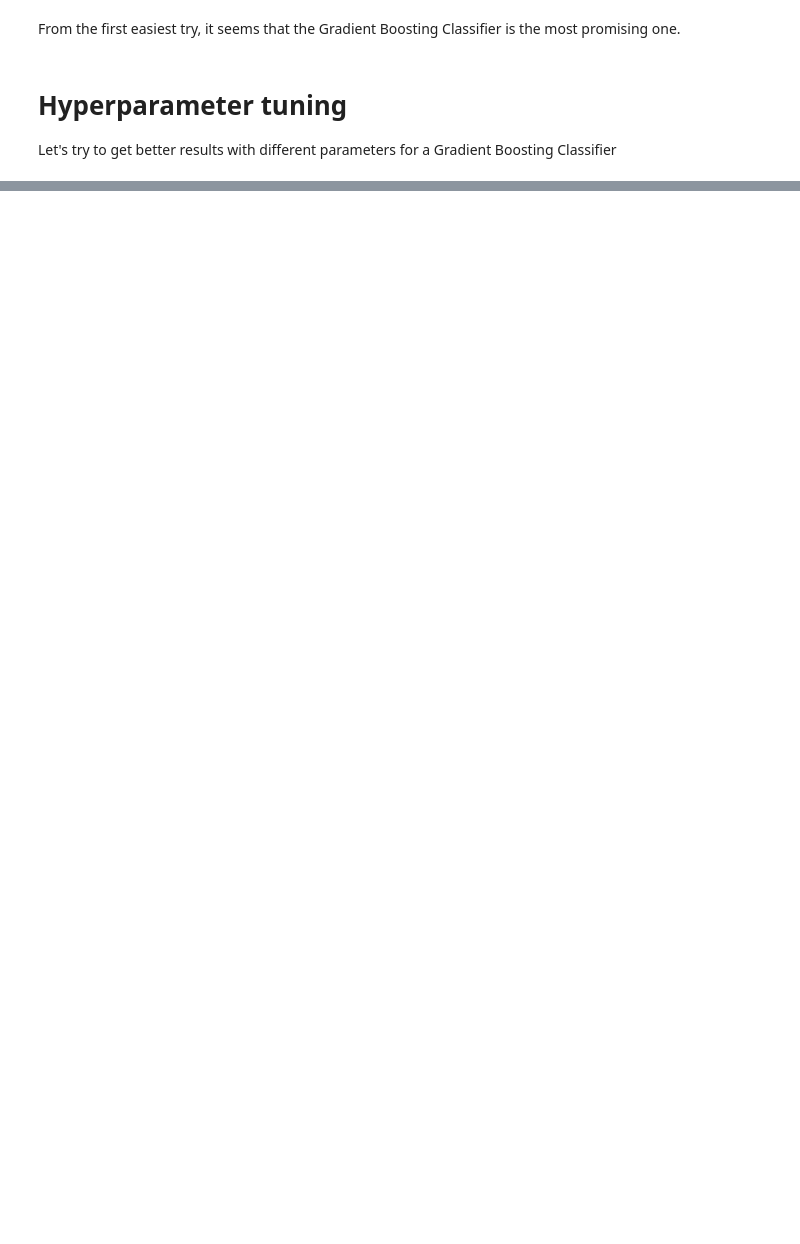
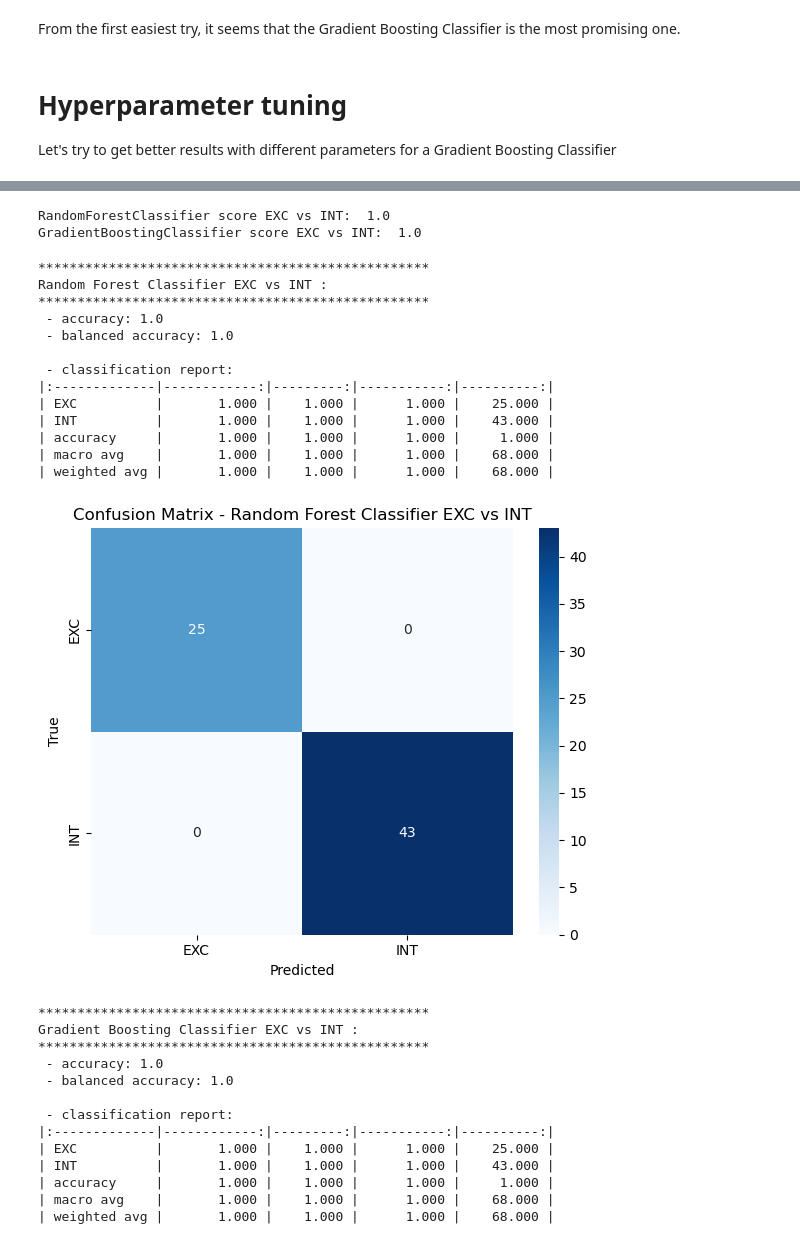
Before and after one commit to Lunomatique/BIO482_MiniProject_2025_Python, a Jupyter notebook: notebooks/MiniProject_Part4_Analysis_Figures.ipynb, the cells around one changed output, grey strips where cells are left out. Cells and saved outputs as stored; diff of their text form; code cells hidden in the pictures; blank space fills up the shorter version.

```diff
--- a/notebooks/MiniProject_Part4_Analysis_Figures.ipynb
+++ b/notebooks/MiniProject_Part4_Analysis_Figures.ipynb
@@ -316,0 +517,69 @@ In this case, the default RandomForest is more stable and performs better.
+# %%
+data_EXC_INT = results_final.copy()
+data_EXC_INT['cell_type'] = data_EXC_INT['cell_type'].replace({'PV':'INT','SST':'INT','VIP':'INT'})
+feature_matrix_2 = data_EXC_INT.drop(columns=['cell_type','cell_id'])
+label_matrix_2 = data_EXC_INT['cell_type']
+# %%
+rndmforest = RandomForestClassifier(
+    random_state =42
+)
+grdboost = GradientBoostingClassifier(
+    random_state= 42
+)
+
+X_train_2, X_test_2, y_train_2, y_test_2 = train_test_split(
+    feature_matrix_2,
+    label_matrix_2,
+    test_size = 0.3,
+    stratify= label_matrix_2,
+    random_state = 42
+)
+scaler_2 = StandardScaler()
+X_train_2 = scaler_2.fit_transform(X_train_2)
+X_test_2 = scaler_2.transform(X_test_2)
+
+rndmforest.fit(X_train_2,y_train_2)
+grdboost.fit(X_train_2,y_train_2)
+
+print("RandomForestClassifier score EXC vs INT: ",rndmforest.score(X_test_2,y_test_2))
+print("GradientBoostingClassifier score EXC vs INT: ",grdboost.score(X_test_2,y_test_2))
+# %% [output]
+RandomForestClassifier score EXC vs INT:  1.0
+GradientBoostingClassifier score EXC vs INT:  1.0
+# %%
+#more in depth metrics :
+classes = ["EXC", "INT"]
+# Predictions
+y_pred_rndmforest = rndmforest.predict(X_test_2)
+y_pred_grdboost = grdboost.predict(X_test_2)
+
+model_eval_rndmforest = evaluate_model(y_test_2, y_pred_rndmforest, classes, "Random Forest Classifier EXC vs INT")
+model_eval_grdboost = evaluate_model(y_test_2, y_pred_grdboost, classes, "Gradient Boosting Classifier EXC vs INT")
+# %% [output]
+**************************************************
+Random Forest Classifier EXC vs INT :
+**************************************************
+ - accuracy: 1.0
+ - balanced accuracy: 1.0
+
+ - classification report:
+|:-------------|------------:|---------:|-----------:|----------:|
+| EXC          |       1.000 |    1.000 |      1.000 |    25.000 |
+| INT          |       1.000 |    1.000 |      1.000 |    43.000 |
+| accuracy     |       1.000 |    1.000 |      1.000 |     1.000 |
+| macro avg    |       1.000 |    1.000 |      1.000 |    68.000 |
+| weighted avg |       1.000 |    1.000 |      1.000 |    68.000 |
+[figure, added]
+**************************************************
+Gradient Boosting Classifier EXC vs INT :
+**************************************************
+ - accuracy: 1.0
+ - balanced accuracy: 1.0
+
+ - classification report:
+|:-------------|------------:|---------:|-----------:|----------:|
+| EXC          |       1.000 |    1.000 |      1.000 |    25.000 |
+| INT          |       1.000 |    1.000 |      1.000 |    43.000 |
+| accuracy     |       1.000 |    1.000 |      1.000 |     1.000 |
+| macro avg    |       1.000 |    1.000 |      1.000 |    68.000 |
+| weighted avg |       1.000 |    1.000 |      1.000 |    68.000 |
```
Also changed, not shown: parts of 28 cells of this notebook.
